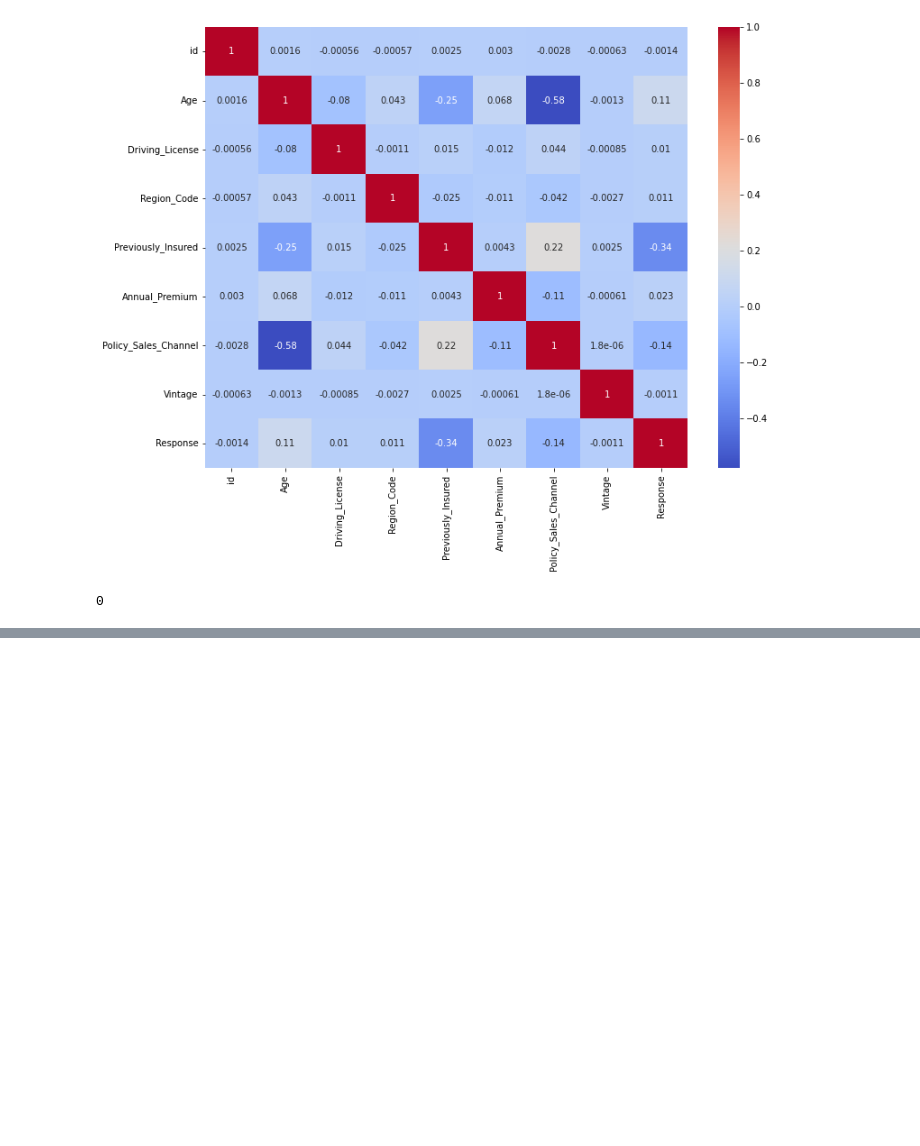
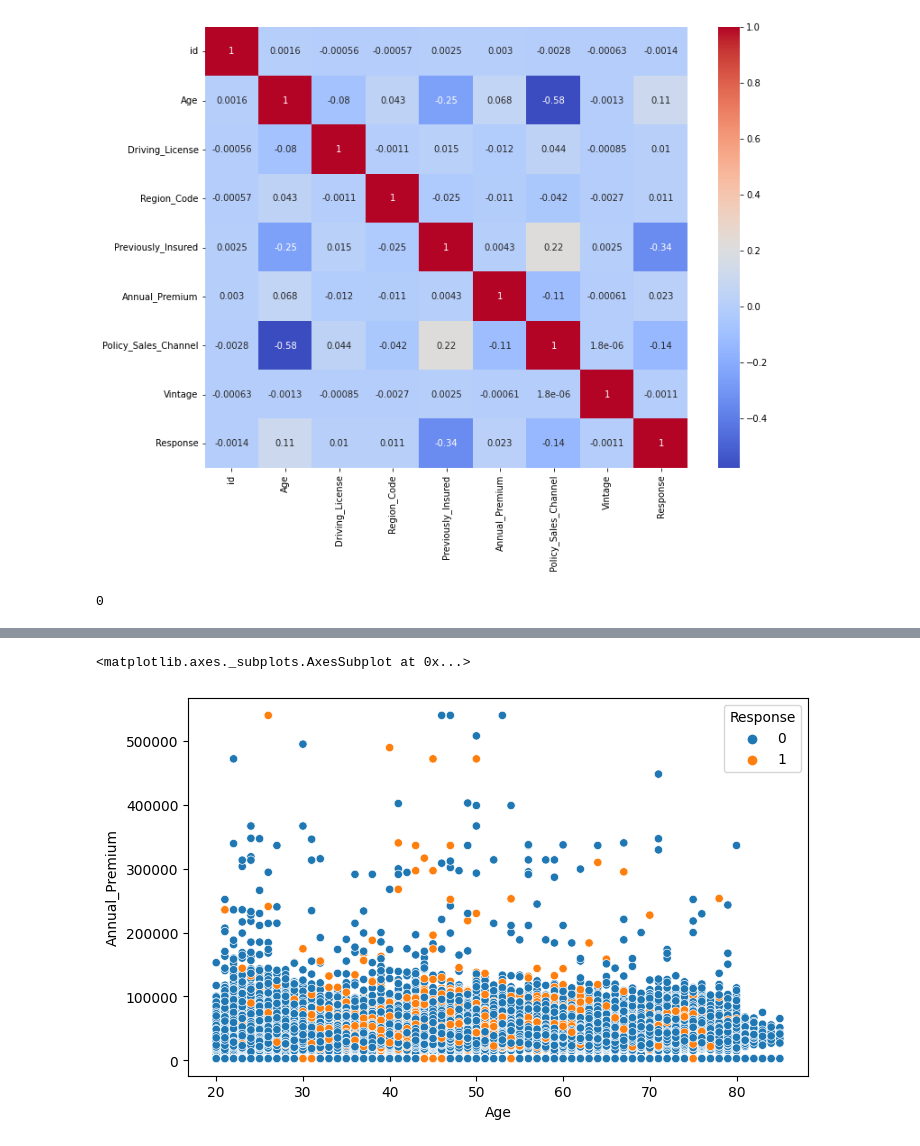
Before and after one commit to Saif-Khan435/Health-Insurance-Cross-Sell-Prediction, a Jupyter notebook: Mohammed_Saif_Khan_HEALTH_INSURANCE_CROSS_SELL_PREDICTION.ipynb, the cells around one changed output, grey strips where cells are left out. Drawn from its saved outputs; the diff is of its cells as text; code cells hidden in the pictures; blank space fills up the shorter version.

```diff
--- a/Mohammed_Saif_Khan_HEALTH_INSURANCE_CROSS_SELL_PREDICTION.ipynb
+++ b/Mohammed_Saif_Khan_HEALTH_INSURANCE_CROSS_SELL_PREDICTION.ipynb
@@ -192,0 +228,5 @@ df.duplicated().sum()
+# %%
+sns.scatterplot(df.Age, df.Annual_Premium, df.Response)
+# %% [output]
+<matplotlib.axes._subplots.AxesSubplot at 0x...>
+[figure, added]
```
Also changed, not shown: parts of 10 cells of this notebook.
